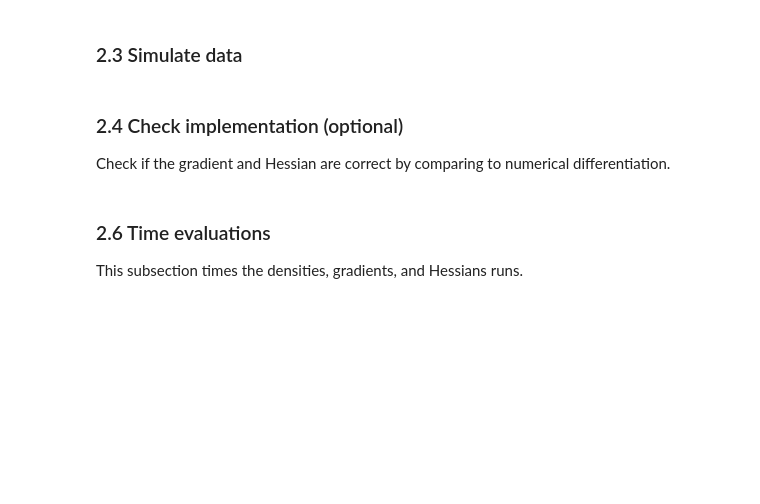
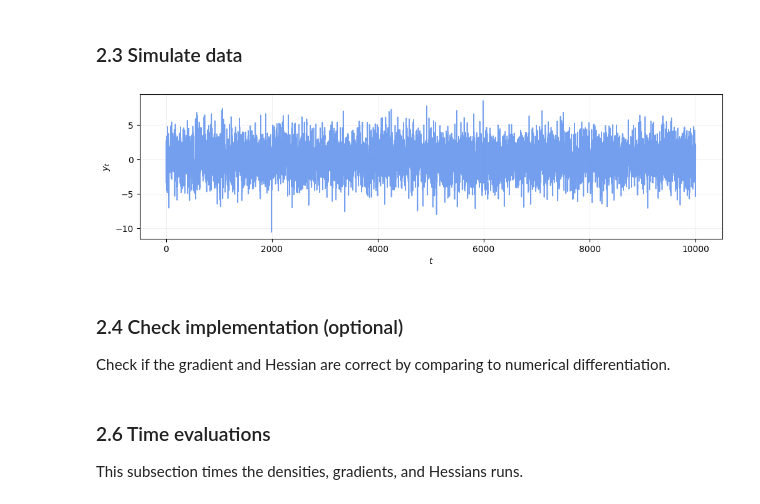
Before and after one commit to thangtm58/winston-uts-research, a Jupyter notebook: MinhThangTrinh_Thesis.ipynb, the cells around one changed output. Saved outputs shown, nothing was run; the diff lists cells and outputs as text; code cells hidden in the pictures; blank space fills up the shorter version.

```diff
--- a/MinhThangTrinh_Thesis.ipynb
+++ b/MinhThangTrinh_Thesis.ipynb
@@ -1133,7 +1171,12 @@ def pack_optimize_result(res):
 ### 1.3 Model functions
 This section contains functions specific to the model, such as log-density, log-posterior, etc.
 # %%
-def simulate_ARMA11(T, theta):
+def simulate_ARMA11(T, theta, seed=None):
+
+    if seed is not None:
+        np.random.seed(seed)
+        random.seed(seed)
+
     # Define AR and MA coefficients
     ar = np_autograd.array([1, -theta[0]])
     ma = np_autograd.array([1, -theta[1]])
@@ -2785,3 +2853,25 @@ pdf_add_fig()
+# %%
+# Simulate data
+y = simulate_ARMA11(T, theta0, seed=2026) # WINSTON ADJUST
+
+T = len(y)
+t = np.arange(1, T + 1)
+
+stride = 1
+
+fig, ax = plt.subplots(figsize=(12, 3), sharex=False)
+
+# (a) Full series (downsample)
+ax.plot(t[::stride], y[::stride], lw=1.2, alpha=0.9, color="cornflowerblue")
+ax.set_ylabel(r"$y_t$")
+ax.set_xlabel(r"$t$")
+ax.grid(True, alpha=0.25, lw=0.5)
+
+
+# plt.tight_layout()
+# pdf_add_fig()
+# %% [output]
+[figure, added]
 # %% [markdown]
 ### 2.4 Check implementation (optional)
 Check if the gradient and Hessian are correct by comparing to numerical differentiation.
```
Also changed, not shown: parts of 38 cells of this notebook.
